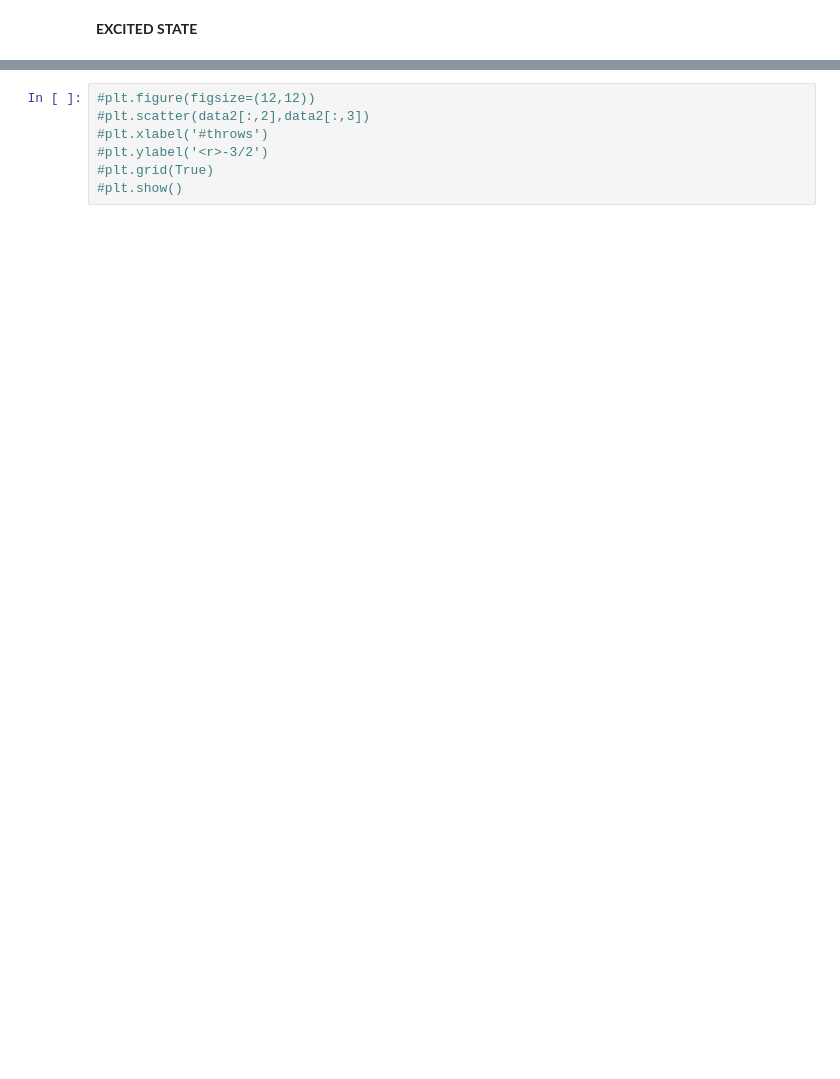
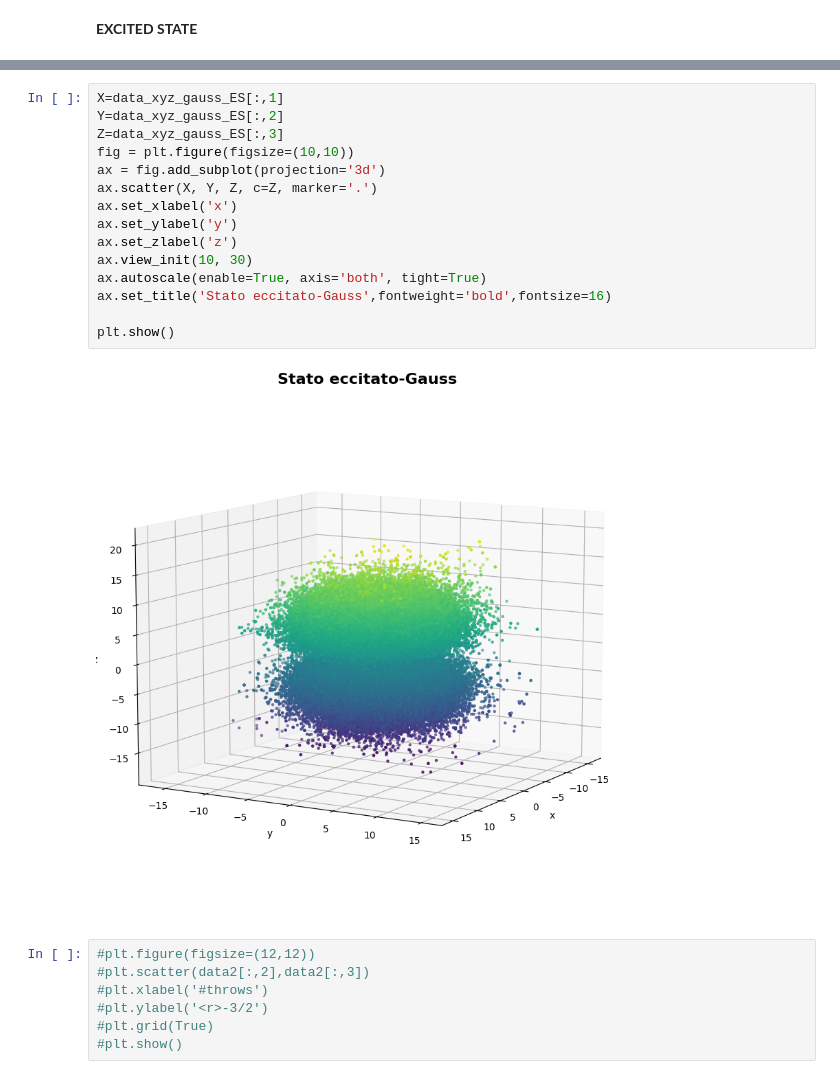
Before and after one commit to francescogrienti/NumericalSimulationLaboratory, a Jupyter notebook: LSN_lecture_05/exercise_5_01.ipynb, the cells around one changed output, grey strips where cells are left out. Cells and saved outputs as stored; diff of their text form; blank space fills up the shorter version.

```diff
--- a/LSN_lecture_05/exercise_5_01.ipynb
+++ b/LSN_lecture_05/exercise_5_01.ipynb
@@ -135,3 +137,20 @@ plt.show()
+# %%
+X=data_xyz_gauss_ES[:,1]
+Y=data_xyz_gauss_ES[:,2]
+Z=data_xyz_gauss_ES[:,3]
+fig = plt.figure(figsize=(10,10))
+ax = fig.add_subplot(projection='3d')
+ax.scatter(X, Y, Z, c=Z, marker='.')
+ax.set_xlabel('x')
+ax.set_ylabel('y')
+ax.set_zlabel('z')
+ax.view_init(10, 30)
+ax.autoscale(enable=True, axis='both', tight=True)
+ax.set_title('Stato eccitato-Gauss',fontweight='bold',fontsize=16)
+
+plt.show()
+# %% [output]
+[figure, added]
 # %%
 #plt.figure(figsize=(12,12))
 #plt.scatter(data2[:,2],data2[:,3])
```
Also changed, not shown: parts of 11 cells of this notebook, 11 other files.
